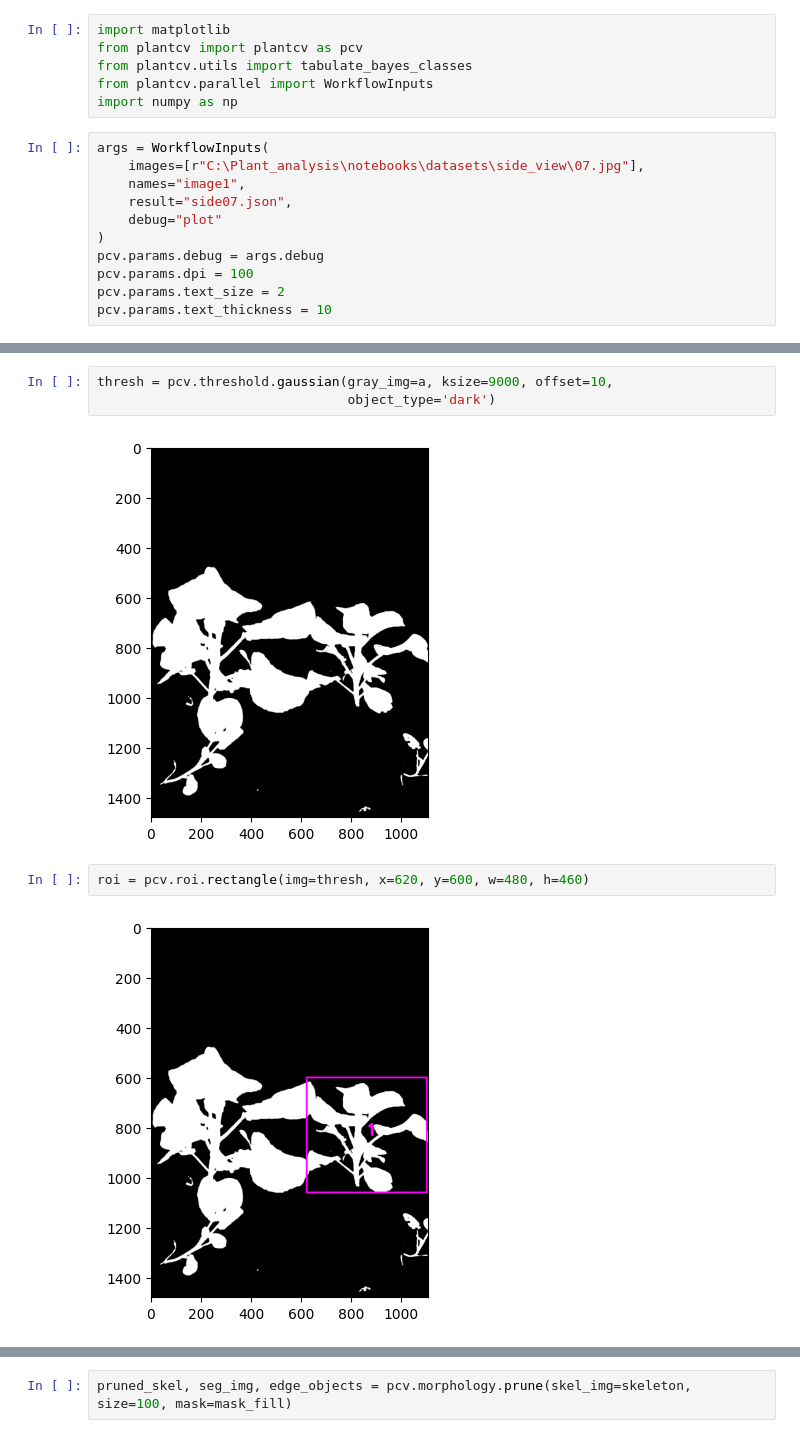
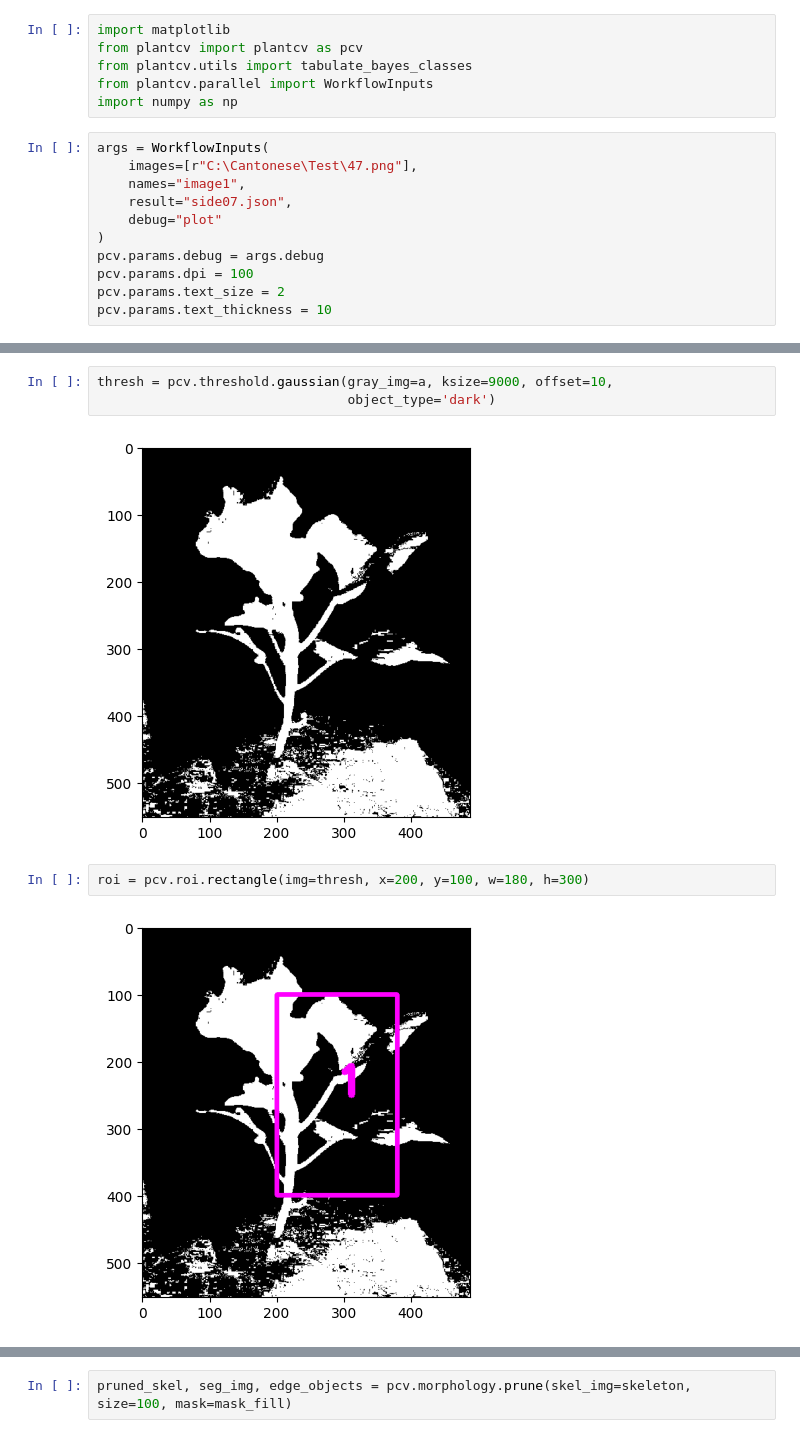
Before and after one commit to Pimmmvxg/Plant_analysis, a Jupyter notebook: notebooks/Morphology/morphology_analysis.ipynb, the cells around one changed output, grey strips where cells are left out. Saved outputs shown, nothing was run; the diff lists cells and outputs as text.

```diff
--- a/notebooks/Morphology/morphology_analysis.ipynb
+++ b/notebooks/Morphology/morphology_analysis.ipynb
@@ -6,7 +6,7 @@ from plantcv.parallel import WorkflowInputs
 import numpy as np
 # %%
 args = WorkflowInputs(
-    images=[r"C:\Plant_analysis\notebooks\datasets\side_view\07.jpg"],
+    images=[r"C:\Cantonese\Test\47.png"],
     names="image1",
     result="side07.json",
     debug="plot"
@@ -35,9 +35,9 @@ hist = pcv.visualize.histogram(img=a)
 thresh = pcv.threshold.gaussian(gray_img=a, ksize=9000, offset=10,
                                 object_type='dark')
 # %% [output]
-[figure, old version]
+[figure, new version]
 # %%
-roi = pcv.roi.rectangle(img=thresh, x=620, y=600, w=480, h=460)
+roi = pcv.roi.rectangle(img=thresh, x=200, y=100, w=180, h=300)
 # %% [output]
-[figure, old version]
+[figure, new version]
 # %%
```
Also changed, not shown: parts of 8 cells of this notebook, 42 other files.
